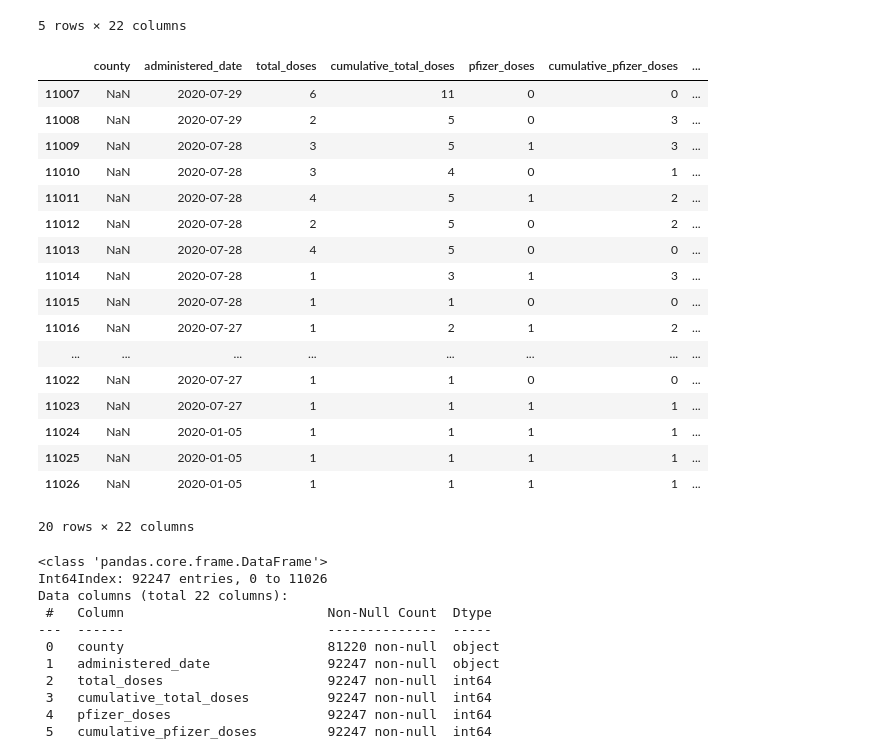
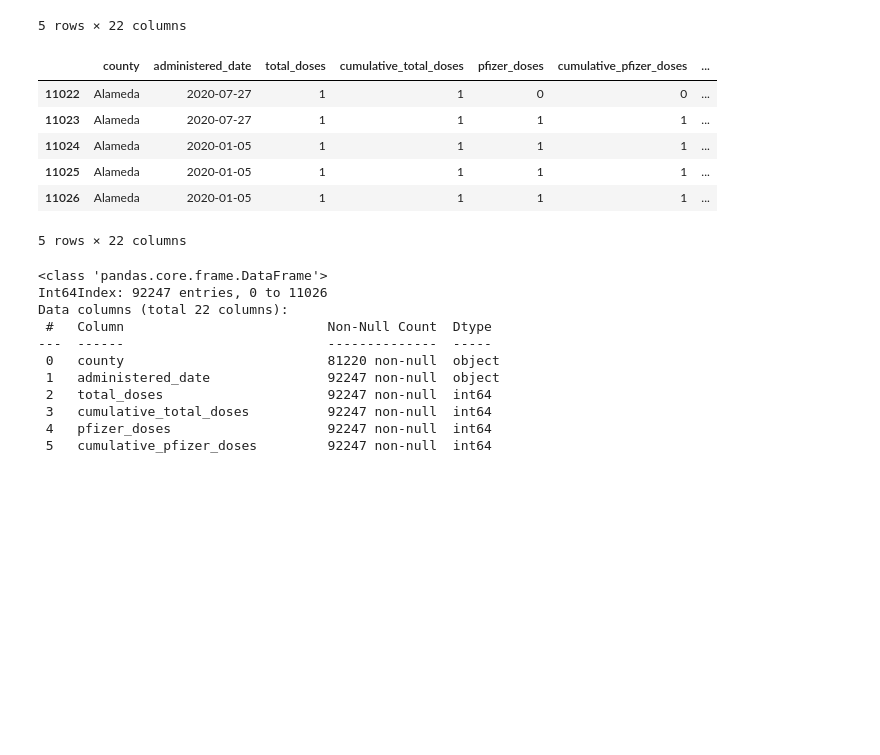
Before and after one commit to jivette001/Final-Project-, a Jupyter notebook: FinalNotebook-Jasmin.ipynb, the cells around one changed output. Saved outputs shown, nothing was run; the diff lists cells and outputs as text; code cells hidden in the pictures; blank space fills up the shorter version.

```diff
--- a/FinalNotebook-Jasmin.ipynb
+++ b/FinalNotebook-Jasmin.ipynb
@@ -121,26 +117,15 @@ covid2.head()
 | 4 | Alameda | 2020-07-31 | 0 | 1 | 0 | 0 | ... |
 5 rows × 22 columns
 # %%
-covid2.tail(20)
+covid2.tail()
 # %% [output]
 |  | county | administered_date | total_doses | cumulative_total_doses | pfizer_doses | cumulative_pfizer_doses | ... |
-| 11007 | NaN | 2020-07-29 | 6 | 11 | 0 | 0 | ... |
-| 11008 | NaN | 2020-07-29 | 2 | 5 | 0 | 3 | ... |
-| 11009 | NaN | 2020-07-28 | 3 | 5 | 1 | 3 | ... |
-| 11010 | NaN | 2020-07-28 | 3 | 4 | 0 | 1 | ... |
-| 11011 | NaN | 2020-07-28 | 4 | 5 | 1 | 2 | ... |
-| 11012 | NaN | 2020-07-28 | 2 | 5 | 0 | 2 | ... |
-| 11013 | NaN | 2020-07-28 | 4 | 5 | 0 | 0 | ... |
-| 11014 | NaN | 2020-07-28 | 1 | 3 | 1 | 3 | ... |
-| 11015 | NaN | 2020-07-28 | 1 | 1 | 0 | 0 | ... |
-| 11016 | NaN | 2020-07-27 | 1 | 2 | 1 | 2 | ... |
-| ... | ... | ... | ... | ... | ... | ... | ... |
-| 11022 | NaN | 2020-07-27 | 1 | 1 | 0 | 0 | ... |
-| 11023 | NaN | 2020-07-27 | 1 | 1 | 1 | 1 | ... |
-| 11024 | NaN | 2020-01-05 | 1 | 1 | 1 | 1 | ... |
-| 11025 | NaN | 2020-01-05 | 1 | 1 | 1 | 1 | ... |
-| 11026 | NaN | 2020-01-05 | 1 | 1 | 1 | 1 | ... |
+| 11022 | Alameda | 2020-07-27 | 1 | 1 | 0 | 0 | ... |
+| 11023 | Alameda | 2020-07-27 | 1 | 1 | 1 | 1 | ... |
+| 11024 | Alameda | 2020-01-05 | 1 | 1 | 1 | 1 | ... |
+| 11025 | Alameda | 2020-01-05 | 1 | 1 | 1 | 1 | ... |
+| 11026 | Alameda | 2020-01-05 | 1 | 1 | 1 | 1 | ... |
-20 rows × 22 columns
+5 rows × 22 columns
 # %%
 #inputing info code to see column names and type of data (interger, object)
 # %%
```
Also changed, not shown: parts of 10 cells of this notebook, 8 other files.
